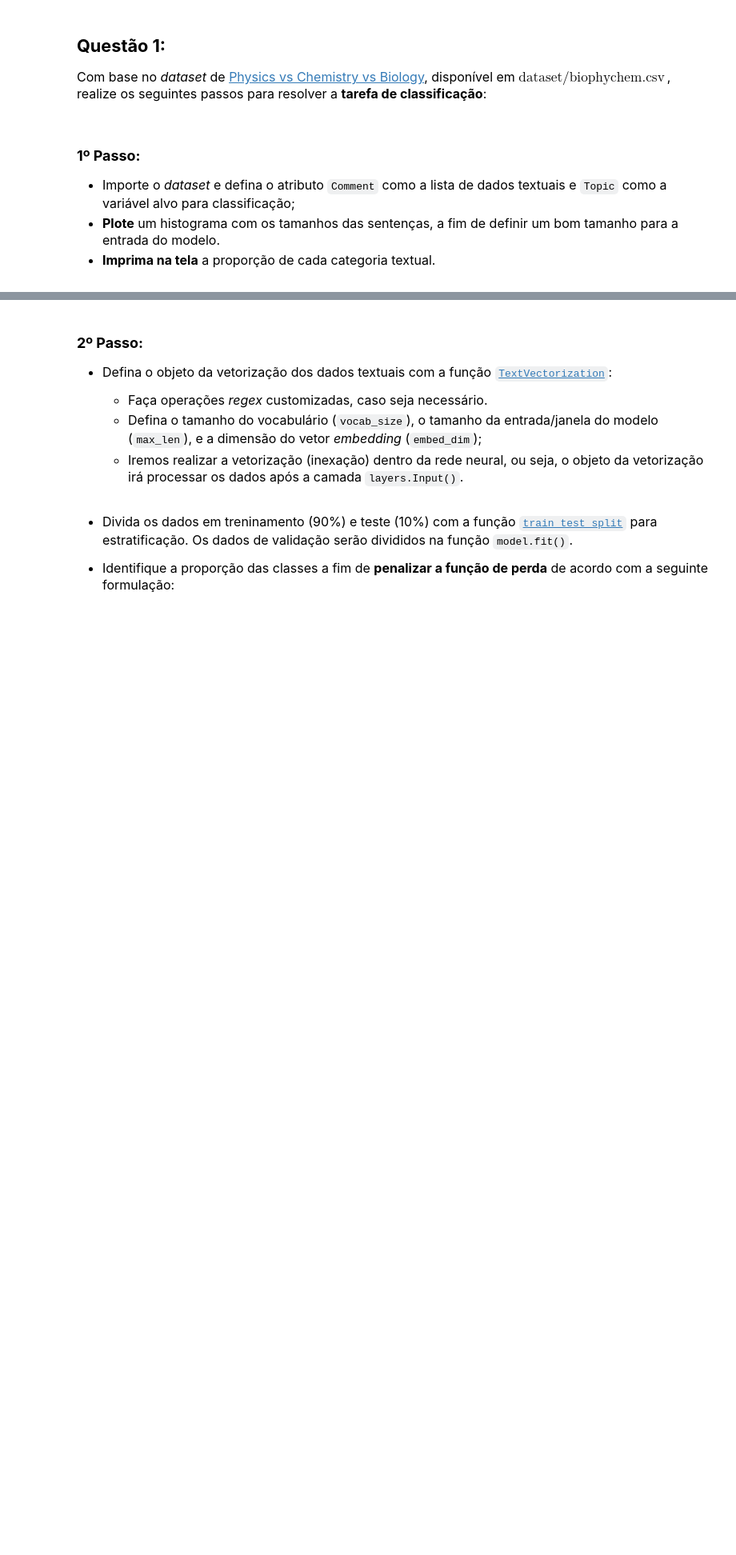
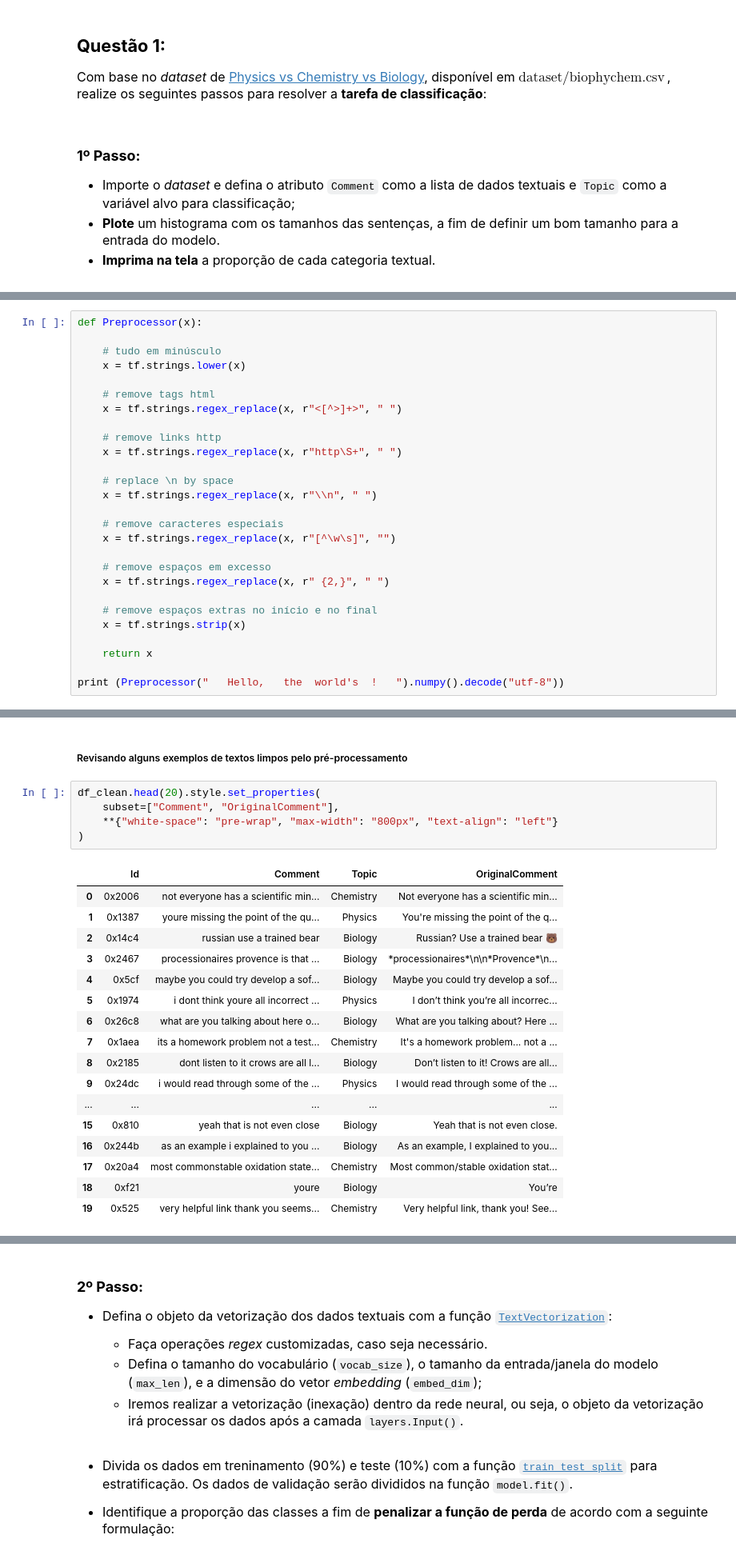
Before and after one commit to gilcesarf/imd1107-202601, a Jupyter notebook: 3-unidade/atividade3.ipynb, the cells around one changed output, grey strips where cells are left out. Shown at 80% size. Cells and saved outputs as stored; diff of their text form; blank space fills up the shorter version.

```diff
--- a/3-unidade/atividade3.ipynb
+++ b/3-unidade/atividade3.ipynb
@@ -25,0 +83,27 @@ Com base no *dataset* de [Physics vs Chemistry vs Biology](https://www.kaggle.co
+# %%
+def Preprocessor(x):
+
+    # tudo em minúsculo
+    x = tf.strings.lower(x)
+
+    # remove tags html
+    x = tf.strings.regex_replace(x, r"<[^>]+>", " ")
+
+    # remove links http
+    x = tf.strings.regex_replace(x, r"http\S+", " ")
+
+    # replace \n by space
+    x = tf.strings.regex_replace(x, r"\\n", " ")
+
+    # remove caracteres especiais
+    x = tf.strings.regex_replace(x, r"[^\w\s]", "")
+
+    # remove espaços em excesso
+    x = tf.strings.regex_replace(x, r" {2,}", " ")
+
+    # remove espaços extras no início e no final
+    x = tf.strings.strip(x)
+
+    return x
+
+print (Preprocessor("   Hello,   the  world's  !   ").numpy().decode("utf-8"))
@@ -25,0 +128,25 @@ Com base no *dataset* de [Physics vs Chemistry vs Biology](https://www.kaggle.co
+# %% [markdown]
+##### Revisando alguns exemplos de textos limpos pelo pré-processamento
+# %%
+df_clean.head(20).style.set_properties(
+    subset=["Comment", "OriginalComment"],
+    **{"white-space": "pre-wrap", "max-width": "800px", "text-align": "left"}
+)
+# %% [output]
+|  | Id | Comment | Topic | OriginalComment |
+| 0 | 0x2006 | not everyone has a scientific min... | Chemistry | Not everyone has a scientific min... |
+| 1 | 0x1387 | youre missing the point of the qu... | Physics | You're missing the point of the q... |
+| 2 | 0x14c4 | russian use a trained bear | Biology | Russian? Use a trained bear 🐻 |
+| 3 | 0x2467 | processionaires provence is that ... | Biology | *processionaires*\n\n*Provence*\n... |
+| 4 | 0x5cf | maybe you could try develop a sof... | Biology | Maybe you could try develop a sof... |
+| 5 | 0x1974 | i dont think youre all incorrect ... | Physics | I don’t think you’re all incorrec... |
+| 6 | 0x26c8 | what are you talking about here o... | Biology | What are you talking about? Here ... |
+| 7 | 0x1aea | its a homework problem not a test... | Chemistry | It's a homework problem... not a ... |
+| 8 | 0x2185 | dont listen to it crows are all l... | Biology | Don’t listen to it! Crows are all... |
+| 9 | 0x24dc | i would read through some of the ... | Physics | I would read through some of the ... |
+| ... | ... | ... | ... | ... |
+| 15 | 0x810 | yeah that is not even close | Biology | Yeah that is not even close. |
+| 16 | 0x244b | as an example i explained to you ... | Biology | As an example, I explained to you... |
+| 17 | 0x20a4 | most commonstable oxidation state... | Chemistry | Most common/stable oxidation stat... |
+| 18 | 0xf21 | youre | Biology | You’re |
+| 19 | 0x525 | very helpful link thank you seems... | Chemistry | Very helpful link, thank you! See... |
```
Also changed, not shown: parts of 71 cells of this notebook, 1 other file.
